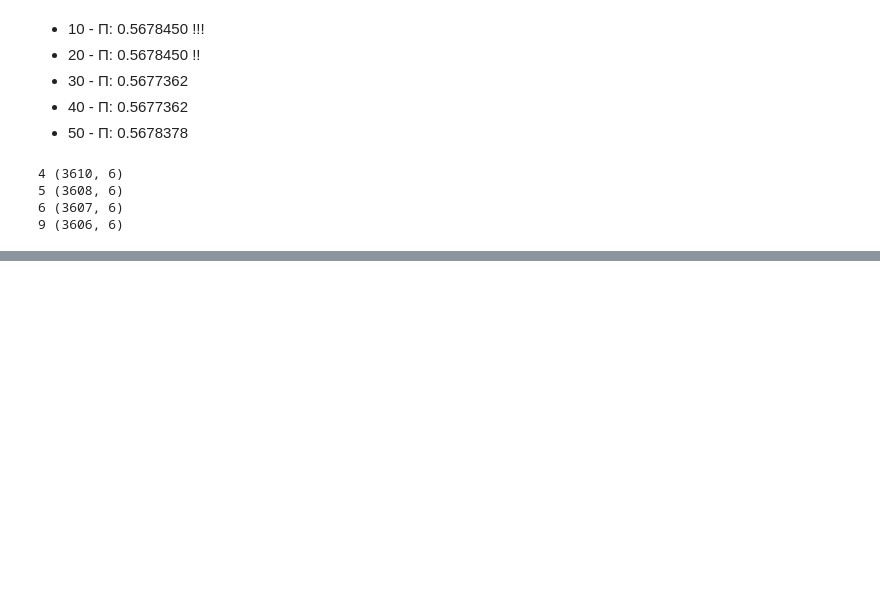
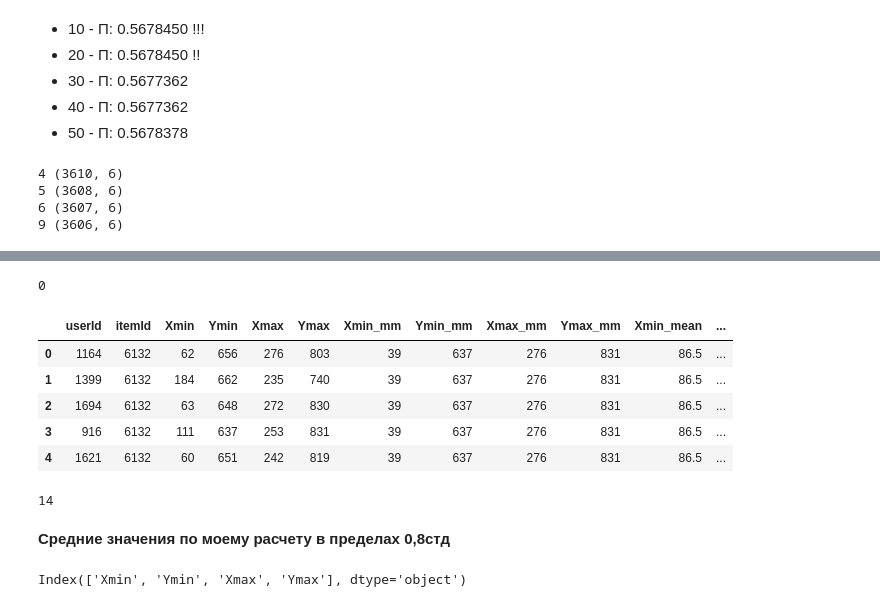
Before and after one commit to KonstantinKlepikov/mlbootcamp, a Jupyter notebook: moderator_baseline.ipynb, the cells around one changed output, grey strips where cells are left out. Drawn from its saved outputs; the diff is of its cells as text; code cells hidden in the pictures; blank space fills up the shorter version.

```diff
--- a/moderator_baseline.ipynb
+++ b/moderator_baseline.ipynb
@@ -533,0 +599,2 @@ submission_nofails.to_csv('submission_nofails10_minus1.csv', index=False, header
+# %%
+full_features = pd.merge(full, df_myminmax, how='left', left_on= 'itemId', right_index=True, sort=False)
@@ -533,0 +622,4 @@ submission_nofails.to_csv('submission_nofails10_minus1.csv', index=False, header
+# %%
+df_mean = full.groupby('itemId').mean()
+df_mean.drop("userId", axis=1, inplace=True)
+df_mean.columns
@@ -533,0 +628,2 @@ submission_nofails.to_csv('submission_nofails10_minus1.csv', index=False, header
+# %%
+df_mean.columns = ['Xmin_mean', 'Ymin_mean', 'Xmax_mean', 'Ymax_mean']
@@ -533,0 +640,28 @@ submission_nofails.to_csv('submission_nofails10_minus1.csv', index=False, header
+# %%
+full_features = pd.merge(full_features, df_mean, how='left', left_on= 'itemId', right_index=True, sort=False)
+#Sanity check
+sum(full_features.index - full.index)
+# %% [output]
+0
+# %%
+full_features.head()
+# %% [output]
+|  | userId | itemId | Xmin | Ymin | Xmax | Ymax | Xmin_mm | Ymin_mm | Xmax_mm | Ymax_mm | Xmin_mean | ... |
+| 0 | 1164 | 6132 | 62 | 656 | 276 | 803 | 39 | 637 | 276 | 831 | 86.5 | ... |
+| 1 | 1399 | 6132 | 184 | 662 | 235 | 740 | 39 | 637 | 276 | 831 | 86.5 | ... |
+| 2 | 1694 | 6132 | 63 | 648 | 272 | 830 | 39 | 637 | 276 | 831 | 86.5 | ... |
+| 3 | 916 | 6132 | 111 | 637 | 253 | 831 | 39 | 637 | 276 | 831 | 86.5 | ... |
+| 4 | 1621 | 6132 | 60 | 651 | 242 | 819 | 39 | 637 | 276 | 831 | 86.5 | ... |
+# %%
+del(df_mean)
+gc.collect()
+# %% [output]
+14
+# %% [markdown]
+**Средние значения по моему расчету в пределах 0,8стд**
+# %%
+df_mymean = full.groupby('itemId').apply(mymean)
+df_mymean.drop(["userId", "itemId"], axis=1, inplace=True)
+df_mymean.columns
+# %% [output]
+Index(['Xmin', 'Ymin', 'Xmax', 'Ymax'], dtype='object')
```
Also changed, not shown: parts of 62 cells of this notebook.
